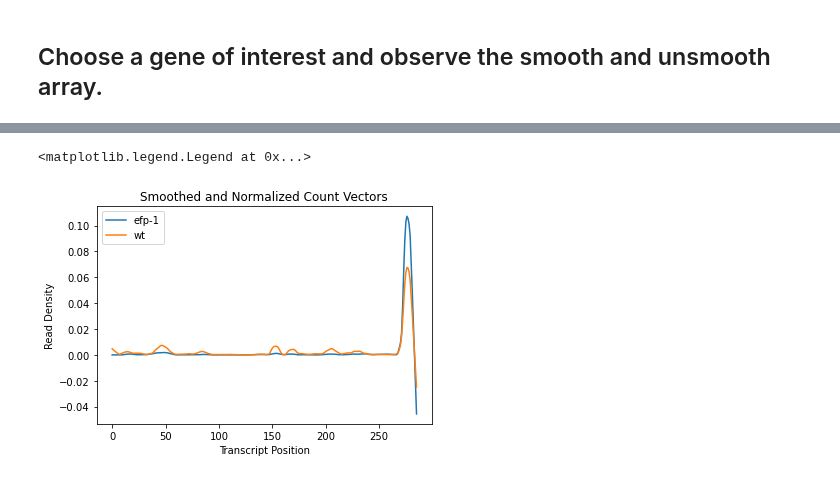
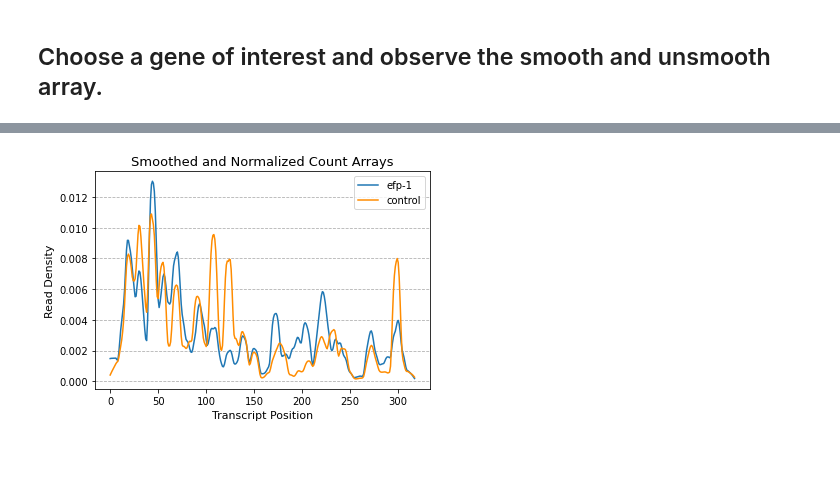
Before and after one commit to Raif-fl/Fall_2021_Work_journal, a Jupyter notebook: KS_stat/ecol_KS_like.ipynb, the cells around one changed output, grey strips where cells are left out. Cells and saved outputs as stored; diff of their text form; code cells hidden in the pictures.

```diff
--- a/KS_stat/ecol_KS_like.ipynb
+++ b/KS_stat/ecol_KS_like.ipynb
@@ -35,6 +35,7 @@ csv_path = '/home/keeganfl/Desktop/Work_Fall_2021/data_tables/position_counts_co
 elon_path = '/home/keeganfl/Desktop/Work_Fall_2021/data_tables/elongation_rates/ecol/'
 save_path = '/home/keeganfl/Desktop/Work_Fall_2021/data_tables/KS_stats/ecol/'
 save_path2 = '/home/keeganfl/Desktop/Work_Fall_2021/data_tables/TASEP-KS/ecol/'
+image_path = '/home/keeganfl/Desktop/Work_Fall_2021/Presentation_figures/'
 gtf_name = 'Escherichia_coli_str_k_12_substr_mg1655_gca_000005845.ASM584v2.51.gtf'
 mutation = 'efp'
 samp_num = '2'
@@ -358,6 +375,6 @@ stats.pearsonr(ms_compare["MS_WT/EFP"], ms_compare["ks_stat"])
 # %%
 # Choosing a gene of interest to calculate the elongation rates of.
 # Get the transcript and vector for the gene of interest.
-my_gene = 'lptD'
+my_gene = 'cysQ'
 my_transcript, my_vec_mutant, my_vec_control, index = kat.find_transcripts(my_gene,
                                            protein_coding, data_mutant, data_control)
@@ -385,11 +417,13 @@ smoothed_vec_c, cumul_c = kat.get_smoothed_vector(my_vec_control+0.00000000001)
 # %%
 plt.plot(smoothed_vec_m, label = "efp-1")
 #plt.plot(my_vec_mutant/sum(my_vec_mutant))
-plt.plot(smoothed_vec_c, label = "wt")
-plt.ylabel("Read Density")
-plt.xlabel("Transcript Position")
-plt.title("Smoothed and Normalized Count Vectors")
+plt.plot(smoothed_vec_c, label = "control", color = "darkorange")
+plt.ylabel("Read Density", fontsize = 11)
+plt.xlabel("Transcript Position", fontsize = 11)
+plt.title("Smoothed and Normalized Count Arrays", fontsize = 13)
 plt.legend()
+axes = plt.gca()
+axes.yaxis.grid(linestyle = "--")
+plt.savefig(image_path + my_gene +'_smoothed.pdf')
 # %% [output]
-<matplotlib.legend.Legend at 0x...>
-[figure, old version]
+[figure, new version]
```
Also changed, not shown: parts of 7 cells of this notebook, 6 other files.
